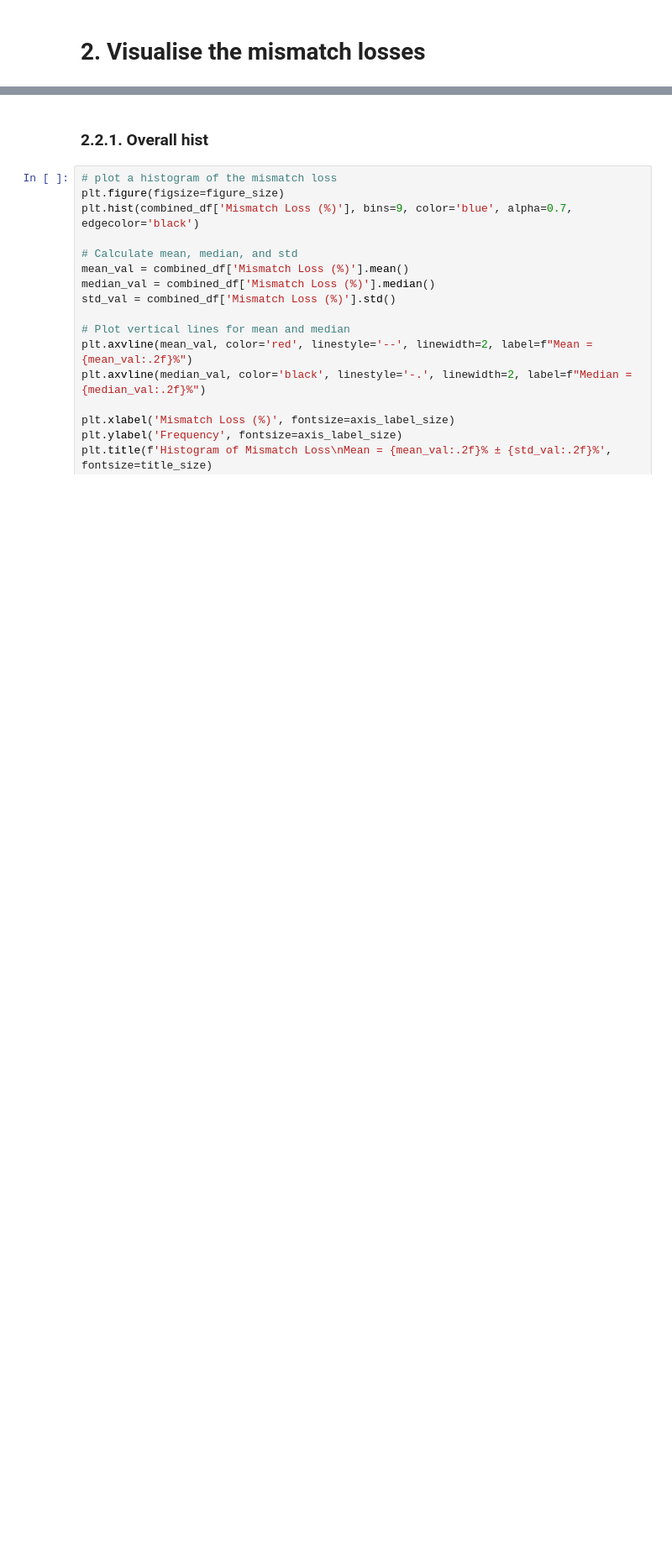
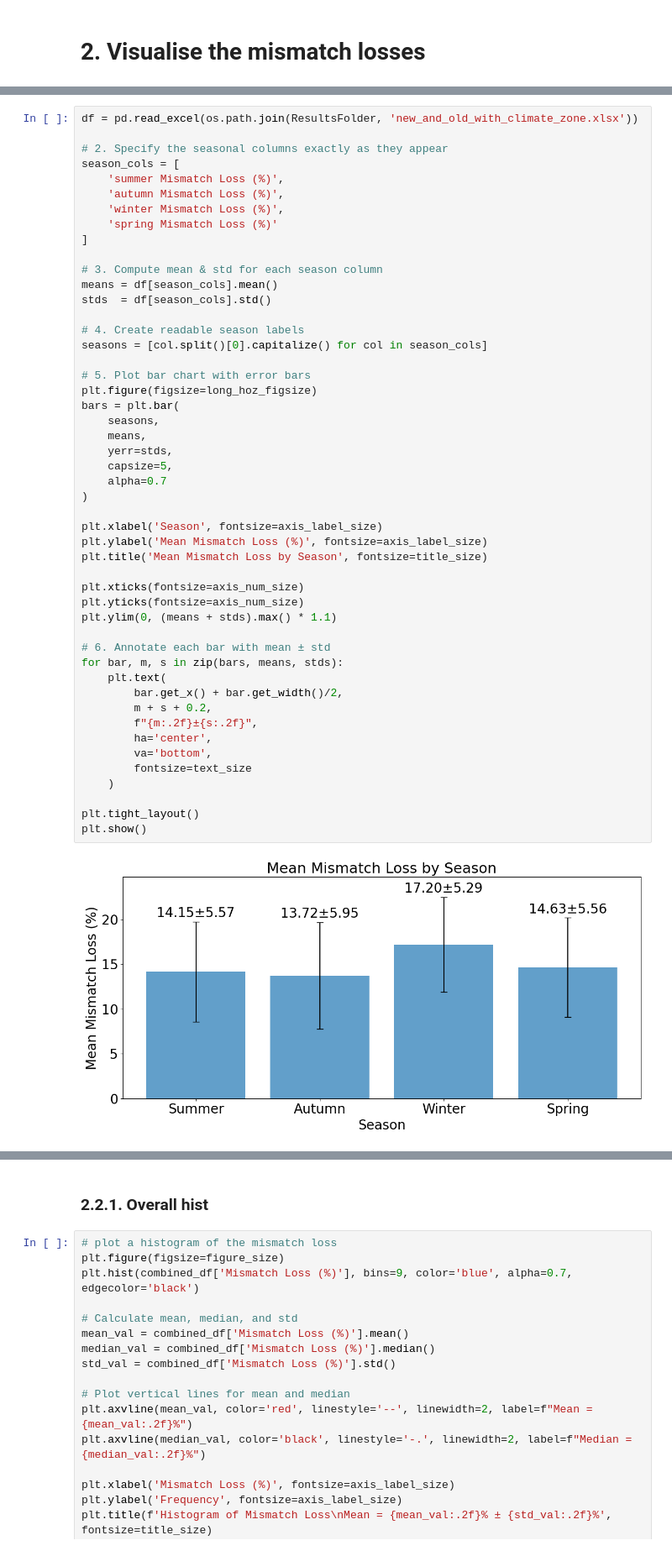
Before and after one commit to sijinwnag/24_09_24_Solar_Edge, a Jupyter notebook: Code/25_05_01_Mismatch_results_analyser.ipynb, the cells around one changed output, grey strips where cells are left out. Shown at 84% size. Cells and saved outputs as stored; diff of their text form; blank space fills up the shorter version.

```diff
--- a/Code/25_05_01_Mismatch_results_analyser.ipynb
+++ b/Code/25_05_01_Mismatch_results_analyser.ipynb
@@ -140,0 +432,51 @@ combined_df.to_excel(os.path.join(ResultsFolder, 'combined_results_with_summary.
+# %%
+df = pd.read_excel(os.path.join(ResultsFolder, 'new_and_old_with_climate_zone.xlsx'))
+
+# 2. Specify the seasonal columns exactly as they appear
+season_cols = [
+    'summer Mismatch Loss (%)',
+    'autumn Mismatch Loss (%)',
+    'winter Mismatch Loss (%)',
+    'spring Mismatch Loss (%)'
+]
+
+# 3. Compute mean & std for each season column
+means = df[season_cols].mean()
+stds  = df[season_cols].std()
+
+# 4. Create readable season labels
+seasons = [col.split()[0].capitalize() for col in season_cols]
+
+# 5. Plot bar chart with error bars
+plt.figure(figsize=long_hoz_figsize)
+bars = plt.bar(
+    seasons,
+    means,
+    yerr=stds,
+    capsize=5,
+    alpha=0.7
+)
+
+plt.xlabel('Season', fontsize=axis_label_size)
+plt.ylabel('Mean Mismatch Loss (%)', fontsize=axis_label_size)
+plt.title('Mean Mismatch Loss by Season', fontsize=title_size)
+
+plt.xticks(fontsize=axis_num_size)
+plt.yticks(fontsize=axis_num_size)
+plt.ylim(0, (means + stds).max() * 1.1)
+
+# 6. Annotate each bar with mean ± std
+for bar, m, s in zip(bars, means, stds):
+    plt.text(
+        bar.get_x() + bar.get_width()/2,
+        m + s + 0.2,
+        f"{m:.2f}±{s:.2f}",
+        ha='center',
+        va='bottom',
+        fontsize=text_size
+    )
+
+plt.tight_layout()
+plt.show()
+# %% [output]
+[figure, added]
```
Also changed, not shown: parts of 27 cells of this notebook, 1 other file.
